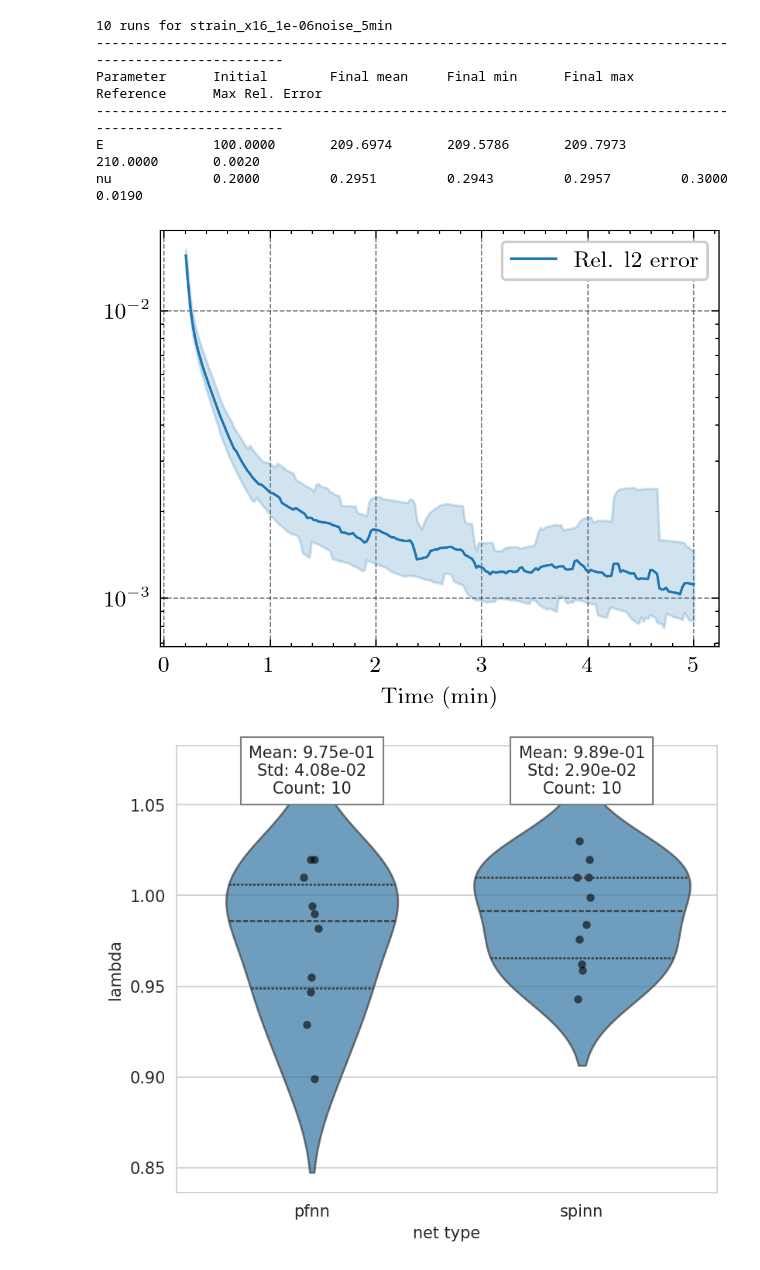
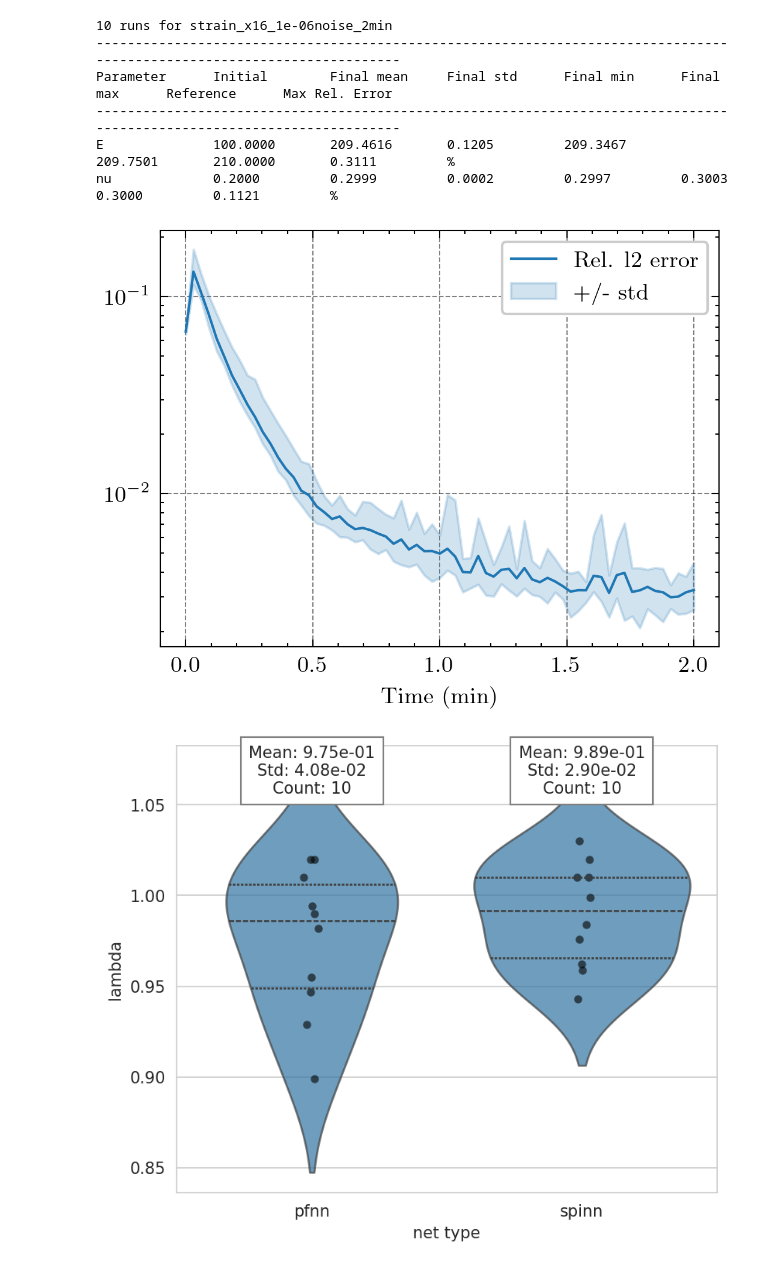
Before and after one commit to nickrummens/PINN-MT2.0, a Jupyter notebook: side_loaded_plate/comparison_Martins2019/plot_multi_runs.ipynb, the cells around one changed output. Drawn from its saved outputs; the diff is of its cells as text; code cells hidden in the pictures.

```diff
--- a/side_loaded_plate/comparison_Martins2019/plot_multi_runs.ipynb
+++ b/side_loaded_plate/comparison_Martins2019/plot_multi_runs.ipynb
@@ -28,11 +28,11 @@ results_folder = r"results"
 
 measurments_type = ["displacement","strain","DIC"][1]
 iteration = int(1e8)
-time = [5, False][0]
+time = 2
 n_measurments = 2400 if measurments_type == "DIC" else 16 # 2400 for DIC simulated data
-noise = [0,0.1,1e-6][2]
-smoothing = "average" # None, "min", "average"
-window_size = 20
+noise = 1e-6
+smoothing = None # None, "min", "average"
+window_size = 10
 
 run = f"{measurments_type}_x{n_measurments}_{noise}noise_{time if time else iteration}{'min' if time else 'iter'}"
 
@@ -95,7 +95,7 @@ metrics = [residuals, PDE_loss, Mat_loss, DIC_loss]
 metrics_names = ["Rel. l2 error", "PDE Loss", "Material Loss", "DIC Loss"]
 
 # Table of final values
-E_init = run_config["problem"]["E_init"]/1e3 # GPa
+E_init = run_config["problem"]["E_init"]/1e3 # 1e3 N/m^2 = 1 GPa
 nu_init = run_config["problem"]["nu_init"]
 
 E_actual = run_config["problem"]["E_actual"]/1e3 # GPa
@@ -104,25 +104,25 @@ nu_actual = run_config["problem"]["nu_actual"]
 E_finals = np.array([np.mean(E[-10:])/1e3 for E in E_history])
 nu_finals = np.array([np.mean(nu[-10:]) for nu in nu_history])
 
-print("-"*15*7)
-print(f"{'Parameter':<15}{'Initial':<15}{'Final mean':<15}{'Final min':<15}{'Final max':<15}{'Reference':<15}{'Max Rel. Error':<15}")
-print("-"*15*7)
-print(f"{'E':<15}{E_init:<15.4f}{np.mean(E_finals):<15.4f}{np.min(E_finals):<15.4f}{np.max(E_finals):<15.4f}{E_actual:<15.4f}{np.max(np.abs(E_finals - E_actual)/E_actual):<15.4f}")
-print(f"{'nu':<15}{nu_init:<15.4f}{np.mean(nu_finals):<15.4f}{np.min(nu_finals):<15.4f}{np.max(nu_finals):<15.4f}{nu_actual:<15.4f}{np.max(np.abs(nu_finals - nu_actual)/nu_actual):<15.4f}")
+print("-"*15*8)
+print(f"{'Parameter':<15}{'Initial':<15}{'Final mean':<15}{'Final std':<15}{'Final min':<15}{'Final max':<15}{'Reference':<15}{'Max Rel. Error':<15}")
+print("-"*15*8)
+print(f"{'E':<15}{E_init:<15.4f}{np.mean(E_finals):<15.4f}{np.std(E_finals):<15.4f}{np.min(E_finals):<15.4f}{np.max(E_finals):<15.4f}{E_actual:<15.4f}{np.max(np.abs(E_finals - E_actual)/E_actual)*100:<15.4f}%")
+print(f"{'nu':<15}{nu_init:<15.4f}{np.mean(nu_finals):<15.4f}{np.std(nu_finals):<15.4f}{np.min(nu_finals):<15.4f}{np.max(nu_finals):<15.4f}{nu_actual:<15.4f}{np.max(np.abs(nu_finals - nu_actual)/nu_actual)*100:<15.4f}%")
 # %% [output]
-10 runs for strain_x16_1e-06noise_5min
----------------------------------------------------------------------------------------------------------
-Parameter      Initial        Final mean     Final min      Final max      Reference      Max Rel. Error
----------------------------------------------------------------------------------------------------------
-E              100.0000       209.6974       209.5786       209.7973       210.0000       0.0020
-nu             0.2000         0.2951         0.2943         0.2957         0.3000         0.0190
+10 runs for strain_x16_1e-06noise_2min
+------------------------------------------------------------------------------------------------------------------------
+Parameter      Initial        Final mean     Final std      Final min      Final max      Reference      Max Rel. Error
+------------------------------------------------------------------------------------------------------------------------
+E              100.0000       209.4616       0.1205         209.3467       209.7501       210.0000       0.3111         %
+nu             0.2000         0.2999         0.0002         0.2997         0.3003         0.3000         0.1121         %
 # %%
 import matplotlib.pyplot as plt
 
 
 step_type = ["iteration", "time"][1]
 time_unit = ["s", "min"][1]
-metrics_idx = [0]  # 0: residuals, 1: PDE loss, 2: Material loss, 3: DIC loss
+metrics_idx = [0,1,2,3][0:1]  # 0: residuals, 1: PDE loss, 2: Material loss, 3: DIC loss
 t_elapsed = run_config["execution"]["elapsed"]
 if step_type == "time":
     steps = np.array(steps_loaded) * time / steps_loaded[-1]
@@ -135,35 +135,35 @@ def init_metrics(ax, metrics_idx=[0]):
     ax.set_yscale('log')
     lines = []
     scatters = []
     for idx in metrics_idx:
         ax.plot(steps, metrics[idx].mean(axis=0), alpha=1, color=palette[idx])
-        ax.fill_between(steps, metrics[idx].min(axis=0), metrics[idx].max(axis=0), alpha=0.2, color=palette[idx])
         lines.append(ax.plot([], [], zorder=3, color=palette[idx], label=metrics_names[idx])[0])
+        ax.fill_between(steps, metrics[idx].min(axis=0), metrics[idx].max(axis=0), alpha=0.2, color=palette[idx], label="+/- std")
         scatters.append(ax.scatter([], [], c='k', zorder=4))
     ax.legend()
     if step_type == "time":
         ax.set_xlabel(f"Time ({time_unit})")
     else:
         ax.set_xlabel("Iterations")
     return lines, scatters
 
 def update_metrics(iterations, lines, scatters, metrics_idx=[0]):
     for line, scatter in zip(lines, scatters):
         for idx in metrics_idx:
             line.set_data(steps, metrics[idx][:iterations].mean(axis=0))
             scatter.set_offsets(np.array([steps[iterations], metrics[idx][:iterations].mean(axis=0)]).T)
     return lines, scatters
 
 
 fig, ax = plt.subplots(1, 1, figsize=(4, 3), dpi=300)
 lines, scatters = init_metrics(ax,  metrics_idx=metrics_idx)
 # update_metrics(-1, lines, scatters, metrics_idx=metrics_idx)
 plt.show()
 
 # anim = animation.FuncAnimation(fig, update_losshistory, fargs=(line_pinn, line_spinn, scatter_pinn, scatter_spinn), frames=int(len(losshistory_pinn)/10), interval=100, repeat=False)
 # HTML(anim.to_jshtml())
 # %% [output]
-[figure, old version]
+[figure, new version]
 # %%
 import seaborn as sns
 sns.set_style("whitegrid")
```
